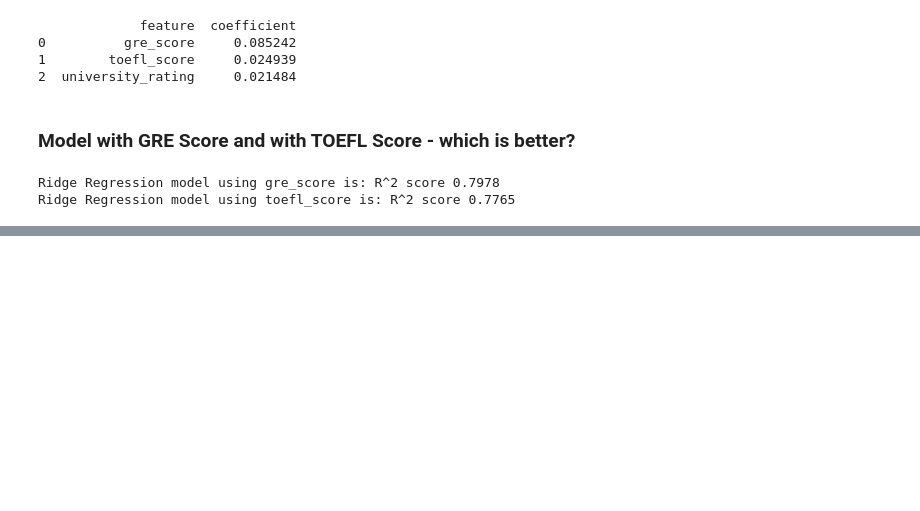
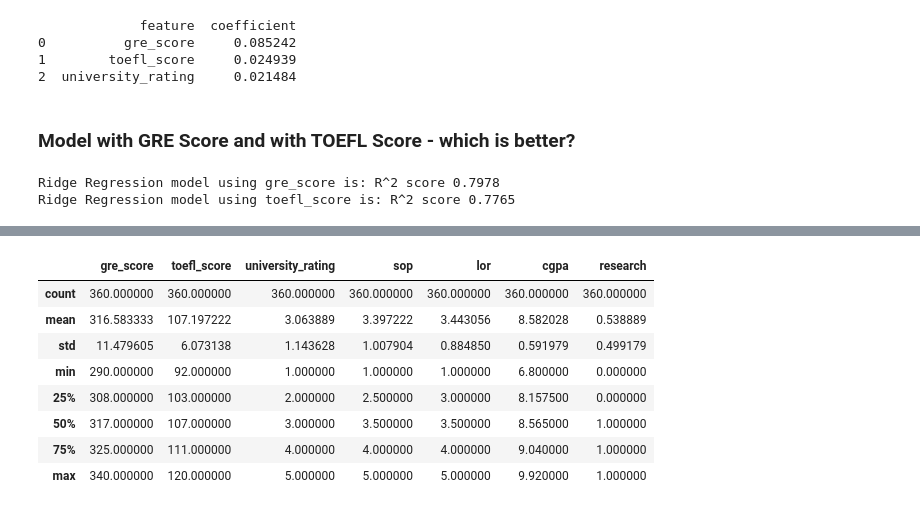
Before and after one commit to Gabya06/graduate_school_admission, a Jupyter notebook: grad_admission.ipynb, the cells around one changed output, grey strips where cells are left out. Drawn from its saved outputs; the diff is of its cells as text; code cells hidden in the pictures; blank space fills up the shorter version.

Commit message:
updated last section
included section to look at highest squared error for last model using cgpa & toefl score

```diff
--- a/grad_admission.ipynb
+++ b/grad_admission.ipynb
@@ -652,0 +676,12 @@ Ridge Regression model using toefl_score is: R^2 score 0.7765
+# %%
+X_train.describe()
+# %% [output]
+|  | gre_score | toefl_score | university_rating | sop | lor | cgpa | research |
+| count | 360.000000 | 360.000000 | 360.000000 | 360.000000 | 360.000000 | 360.000000 | 360.000000 |
+| mean | 316.583333 | 107.197222 | 3.063889 | 3.397222 | 3.443056 | 8.582028 | 0.538889 |
+| std | 11.479605 | 6.073138 | 1.143628 | 1.007904 | 0.884850 | 0.591979 | 0.499179 |
+| min | 290.000000 | 92.000000 | 1.000000 | 1.000000 | 1.000000 | 6.800000 | 0.000000 |
+| 25% | 308.000000 | 103.000000 | 2.000000 | 2.500000 | 3.000000 | 8.157500 | 0.000000 |
+| 50% | 317.000000 | 107.000000 | 3.000000 | 3.500000 | 3.500000 | 8.565000 | 1.000000 |
+| 75% | 325.000000 | 111.000000 | 4.000000 | 4.000000 | 4.000000 | 9.040000 | 1.000000 |
+| max | 340.000000 | 120.000000 | 5.000000 | 5.000000 | 5.000000 | 9.920000 | 1.000000 |
```
Also changed, not shown: parts of 4 cells of this notebook.
